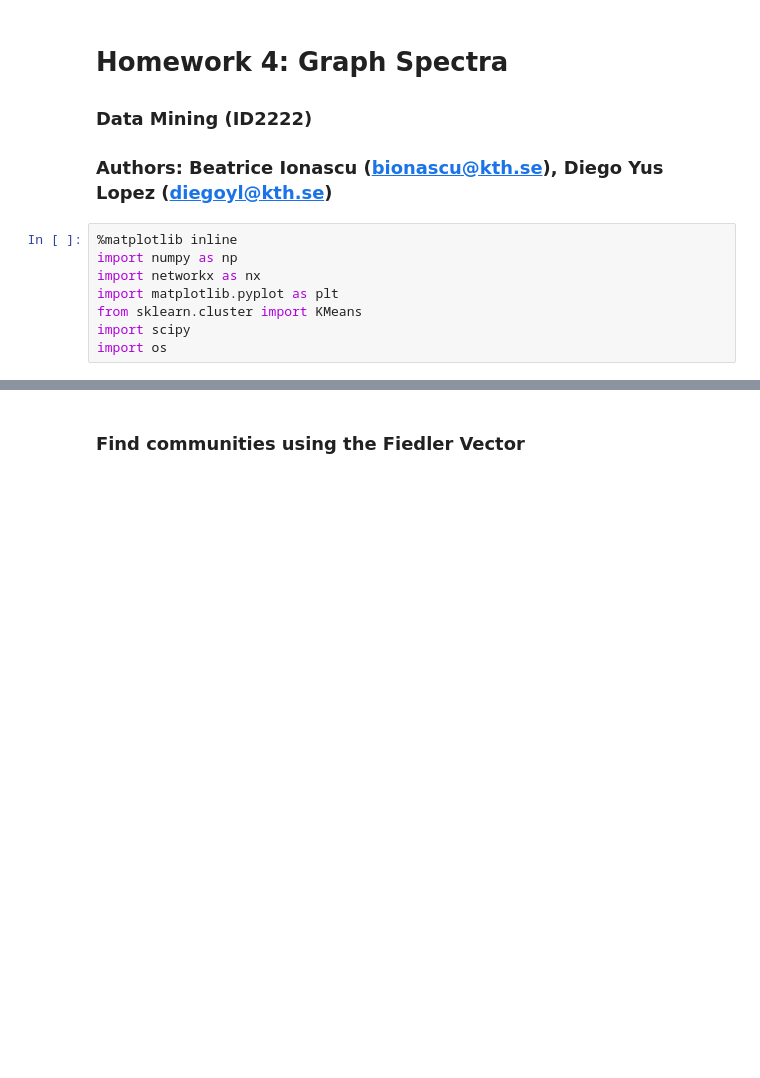
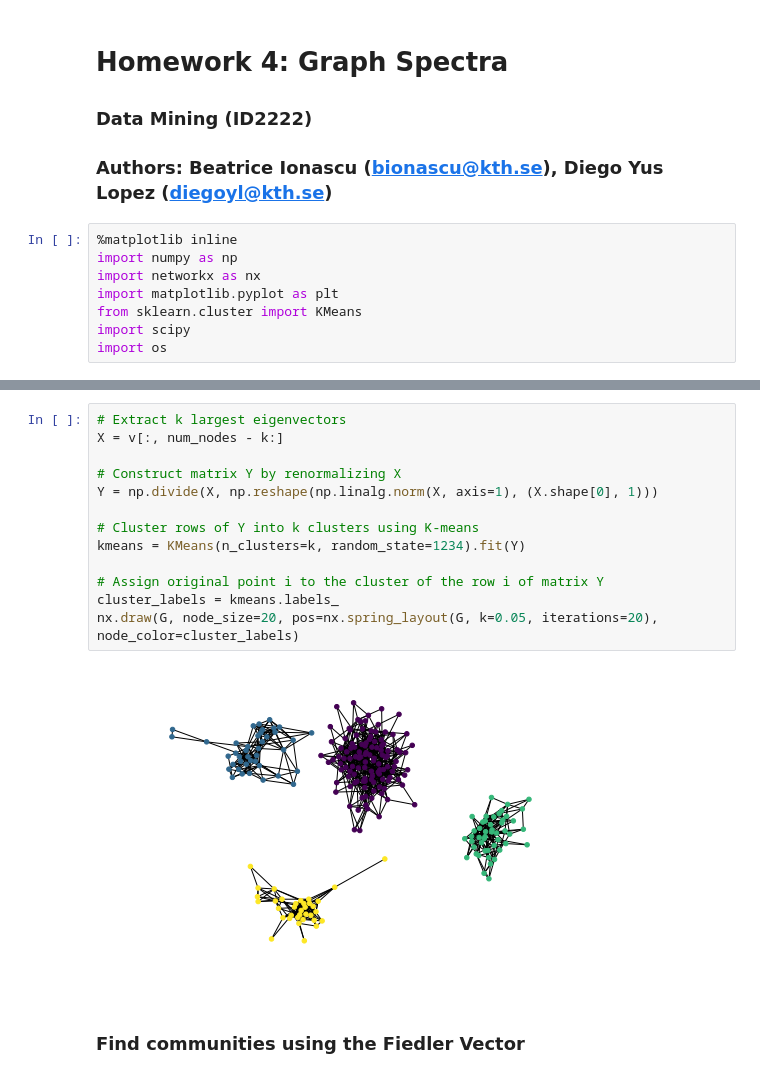
Before and after one commit to bionascu/graph-spectra, a Jupyter notebook: graph-spectra.ipynb, the cells around one changed output, grey strips where cells are left out. Cells and saved outputs as stored; diff of their text form; blank space fills up the shorter version.

```diff
--- a/graph-spectra.ipynb
+++ b/graph-spectra.ipynb
@@ -26,3 +63,18 @@ num_nodes = nodes.shape[0]
+# %%
+# Extract k largest eigenvectors
+X = v[:, num_nodes - k:]
+
+# Construct matrix Y by renormalizing X
+Y = np.divide(X, np.reshape(np.linalg.norm(X, axis=1), (X.shape[0], 1)))
+
+# Cluster rows of Y into k clusters using K-means
+kmeans = KMeans(n_clusters=k, random_state=1234).fit(Y)
+
+# Assign original point i to the cluster of the row i of matrix Y
+cluster_labels = kmeans.labels_
+nx.draw(G, node_size=20, pos=nx.spring_layout(G, k=0.05, iterations=20), node_color=cluster_labels)
+# %% [output]
+[figure, added]
 # %% [markdown]
 ### Find communities using the Fiedler Vector
 # %%
```
Also changed, not shown: parts of 21 cells of this notebook.
